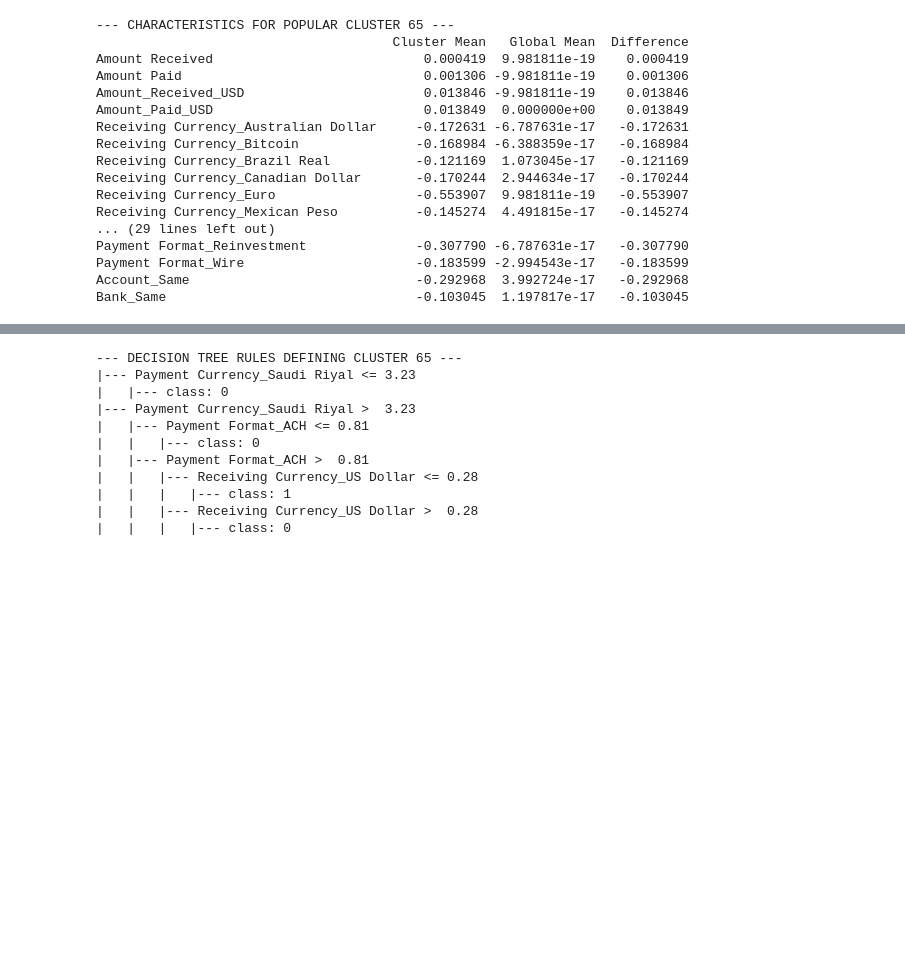
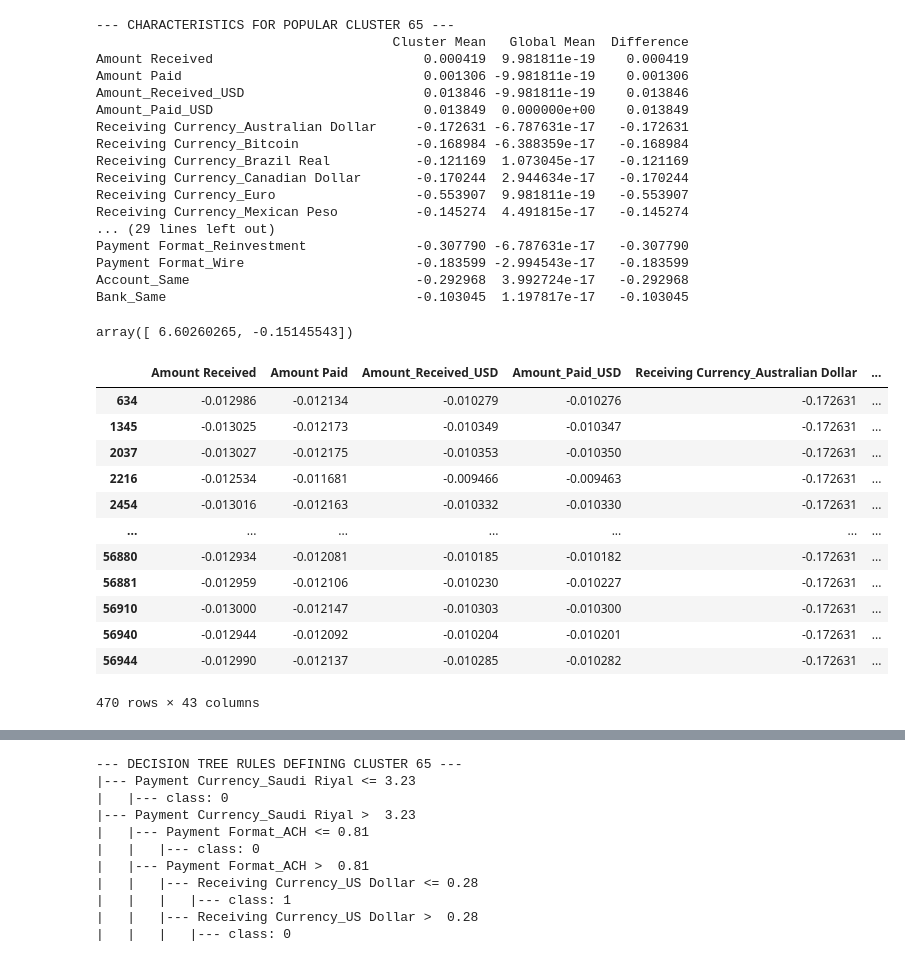
Before and after one commit to calebhadley1/DX799-capstone, a Jupyter notebook: Week11.ipynb, the cells around one changed output, grey strips where cells are left out. Cells and saved outputs as stored; diff of their text form; code cells hidden in the pictures; blank space fills up the shorter version.

```diff
--- a/Week11.ipynb
+++ b/Week11.ipynb
@@ -570,3 +570,25 @@ Payment Format_Reinvestment              -0.307790 -6.787631e-17   -0.307790
 Payment Format_Wire                      -0.183599 -2.994543e-17   -0.183599
 Account_Same                             -0.292968  3.992724e-17   -0.292968
 Bank_Same                                -0.103045  1.197817e-17   -0.103045
+# %%
+X_scaled_df['Payment Currency_Saudi Riyal'].unique()
+# %% [output]
+array([ 6.60260265, -0.15145543])
+# %%
+pd.set_option('display.max_columns', None)
+# %%
+cluster_features
+# %% [output]
+|  | Amount Received | Amount Paid | Amount_Received_USD | Amount_Paid_USD | Receiving Currency_Australian Dollar | ... |
+| 634 | -0.012986 | -0.012134 | -0.010279 | -0.010276 | -0.172631 | ... |
+| 1345 | -0.013025 | -0.012173 | -0.010349 | -0.010347 | -0.172631 | ... |
+| 2037 | -0.013027 | -0.012175 | -0.010353 | -0.010350 | -0.172631 | ... |
+| 2216 | -0.012534 | -0.011681 | -0.009466 | -0.009463 | -0.172631 | ... |
+| 2454 | -0.013016 | -0.012163 | -0.010332 | -0.010330 | -0.172631 | ... |
+| ... | ... | ... | ... | ... | ... | ... |
+| 56880 | -0.012934 | -0.012081 | -0.010185 | -0.010182 | -0.172631 | ... |
+| 56881 | -0.012959 | -0.012106 | -0.010230 | -0.010227 | -0.172631 | ... |
+| 56910 | -0.013000 | -0.012147 | -0.010303 | -0.010300 | -0.172631 | ... |
+| 56940 | -0.012944 | -0.012092 | -0.010204 | -0.010201 | -0.172631 | ... |
+| 56944 | -0.012990 | -0.012137 | -0.010285 | -0.010282 | -0.172631 | ... |
+470 rows × 43 columns
```
Also changed, not shown: parts of 22 cells of this notebook.
